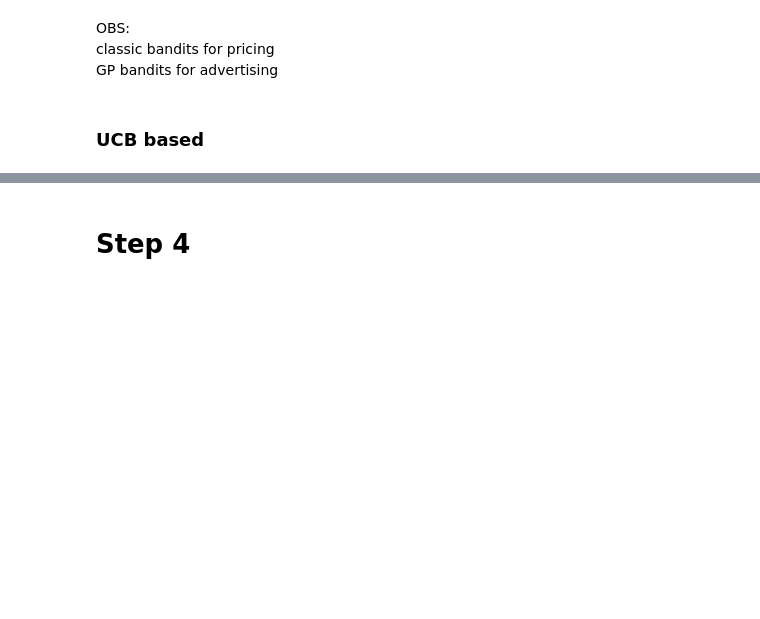
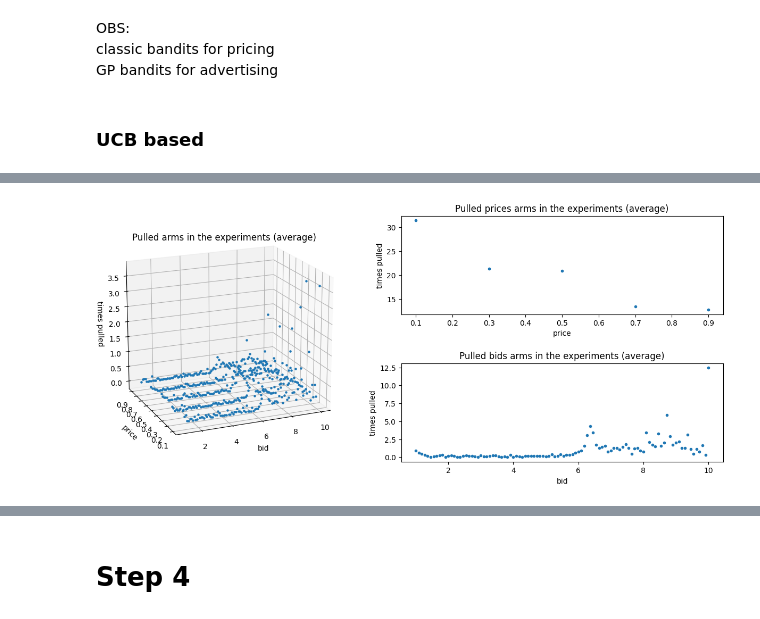
Before and after one commit to ossama-eloukili/Online-Learning-Applications-Project, a Jupyter notebook: bySTEPS.ipynb, the cells around one changed output, grey strips where cells are left out. Cells and saved outputs as stored; diff of their text form; code cells hidden in the pictures; blank space fills up the shorter version.

```diff
--- a/bySTEPS.ipynb
+++ b/bySTEPS.ipynb
@@ -1472,0 +1484,33 @@ class Custom_GPTS_Learner(Learner):
+# %%
+fig = plt.figure(figsize = (16,6))
+
+ax = fig.add_subplot(2,2,2)
+ax.set_title("Pulled prices arms in the experiments (average)")
+ax.plot(prices, np.sum(zz, axis = 0), '.', color = "C0")
+ax.set_xlabel('price')
+ax.set_ylabel('times pulled')
+
+ax = fig.add_subplot(2,2,4)
+ax.set_title("Pulled bids arms in the experiments (average)")
+ax.plot(bids, np.sum(zz, axis = 1), '.', color = "C0")
+ax.set_xlabel('bid')
+ax.set_ylabel('times pulled')
+
+ax = fig.add_subplot(1,2,1, projection='3d')
+zz = np.reshape(ucb_pulled_arms_counter, (len(bids),len(prices)))
+for i,bid in enumerate(bids):
+    for j,price in enumerate(prices):
+        ax.scatter(bid,price,zz[i,j], marker = '.', color = 'C0')
+
+ax.set_title('Pulled arms in the experiments (average)', y = 0.96)
+ax.view_init(18, -113)
+ax.set_xlabel('bid')
+ax.set_ylabel('price')
+ax.set_zlabel('times pulled')
+# fig.set_size_inches(20, 4)
+ax.set_box_aspect(aspect=(1.2,1,1), zoom=1)
+
+
+fig.subplots_adjust(wspace = 0.05, hspace = 0.5)#left=0, bottom=-.1, right=1.1, top=1.1,
+# %% [output]
+[figure, added]
```
Also changed, not shown: parts of 32 cells of this notebook.
